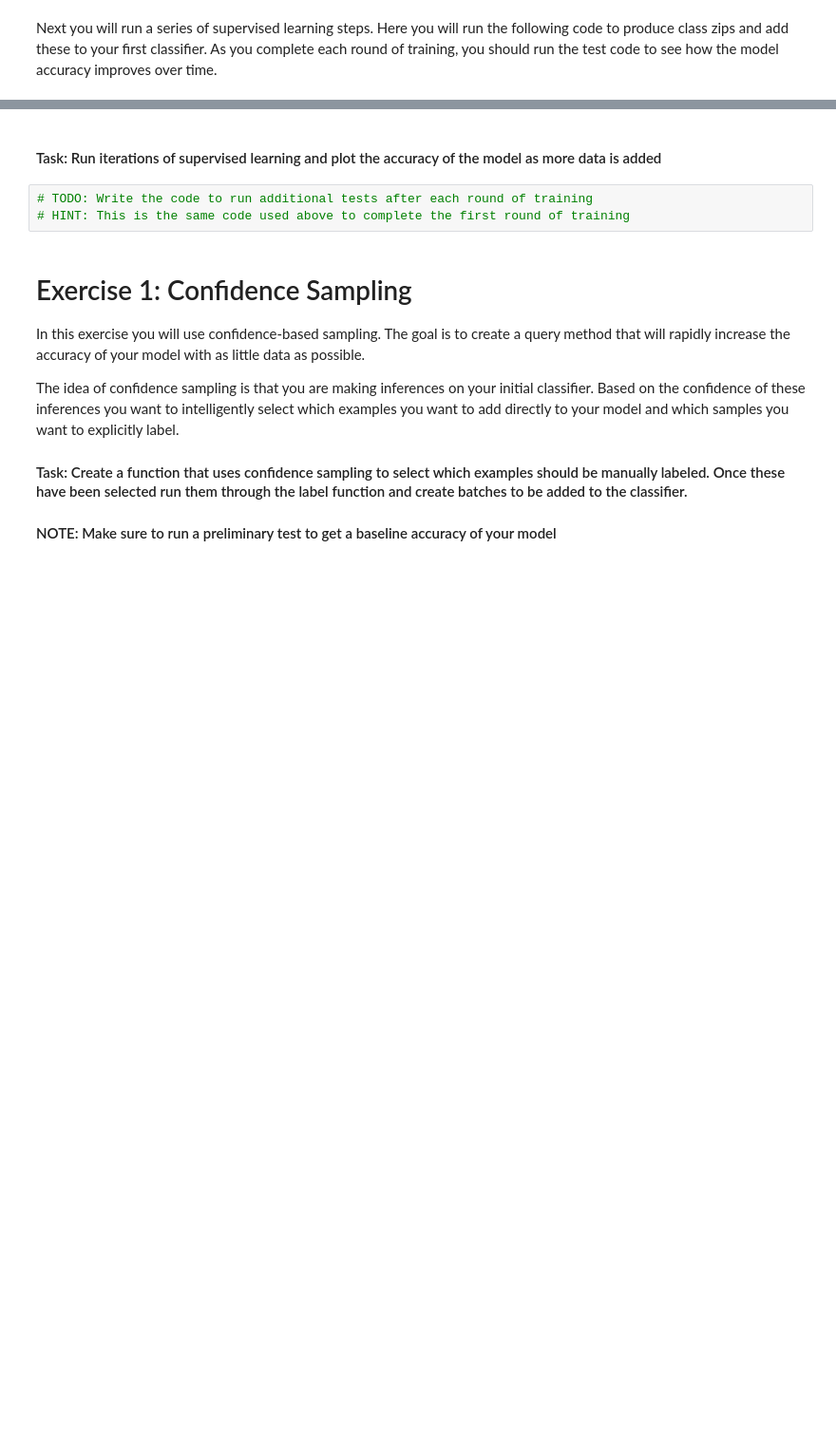
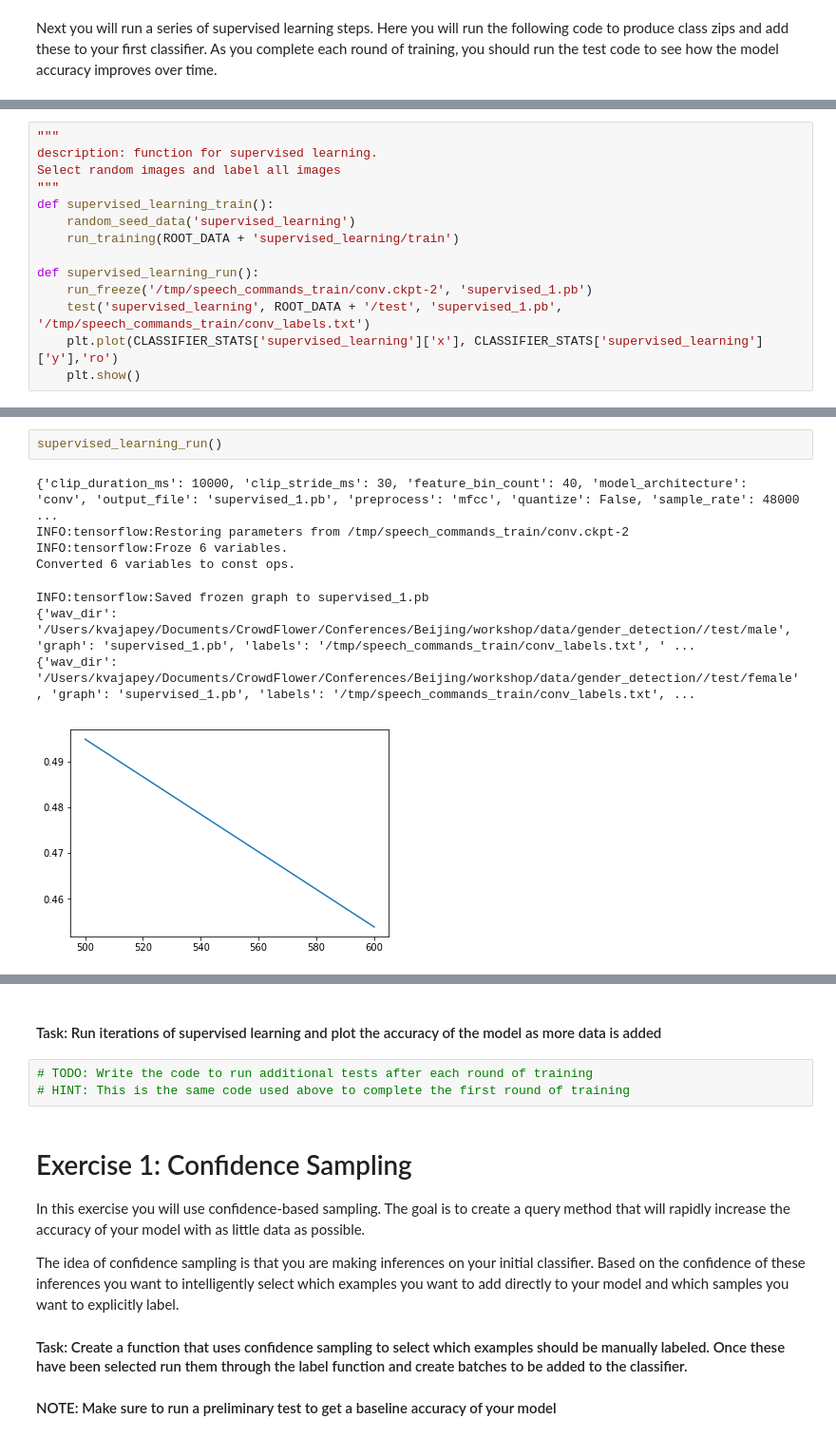
Before and after one commit to kvajapeyCF/AI_NEXTCon, a Jupyter notebook: Active_Learning_Class.ipynb, the cells around one changed output, grey strips where cells are left out. Shown: that part at 95% size. Saved outputs shown, nothing was run; the diff lists cells and outputs as text; blank space fills up the shorter version.

```diff
--- a/Active_Learning_Class.ipynb
+++ b/Active_Learning_Class.ipynb
@@ -379,0 +317,14 @@ Accuracy: 0.64
+# %%
+"""
+description: function for supervised learning.
+Select random images and label all images
+"""
+def supervised_learning_train():
+    random_seed_data('supervised_learning')
+    run_training(ROOT_DATA + 'supervised_learning/train')
+
+def supervised_learning_run():
+    run_freeze('/tmp/speech_commands_train/conv.ckpt-2', 'supervised_1.pb')
+    test('supervised_learning', ROOT_DATA + '/test', 'supervised_1.pb', '/tmp/speech_commands_train/conv_labels.txt')
+    plt.plot(CLASSIFIER_STATS['supervised_learning']['x'], CLASSIFIER_STATS['supervised_learning']['y'],'ro')
+    plt.show()
@@ -379,0 +354,11 @@ Accuracy: 0.64
+# %%
+supervised_learning_run()
+# %% [output]
+{'clip_duration_ms': 10000, 'clip_stride_ms': 30, 'feature_bin_count': 40, 'model_architecture': 'conv', 'output_file': 'supervised_1.pb', 'preprocess': 'mfcc', 'quantize': False, 'sample_rate': 48000 ...
+INFO:tensorflow:Restoring parameters from /tmp/speech_commands_train/conv.ckpt-2
+INFO:tensorflow:Froze 6 variables.
+Converted 6 variables to const ops.
+INFO:tensorflow:Saved frozen graph to supervised_1.pb
+{'wav_dir': '/Users/kvajapey/Documents/CrowdFlower/Conferences/Beijing/workshop/data/gender_detection//test/male', 'graph': 'supervised_1.pb', 'labels': '/tmp/speech_commands_train/conv_labels.txt', ' ...
+{'wav_dir': '/Users/kvajapey/Documents/CrowdFlower/Conferences/Beijing/workshop/data/gender_detection//test/female', 'graph': 'supervised_1.pb', 'labels': '/tmp/speech_commands_train/conv_labels.txt', ...
+[figure, added]
```
Also changed, not shown: parts of 23 cells of this notebook.
